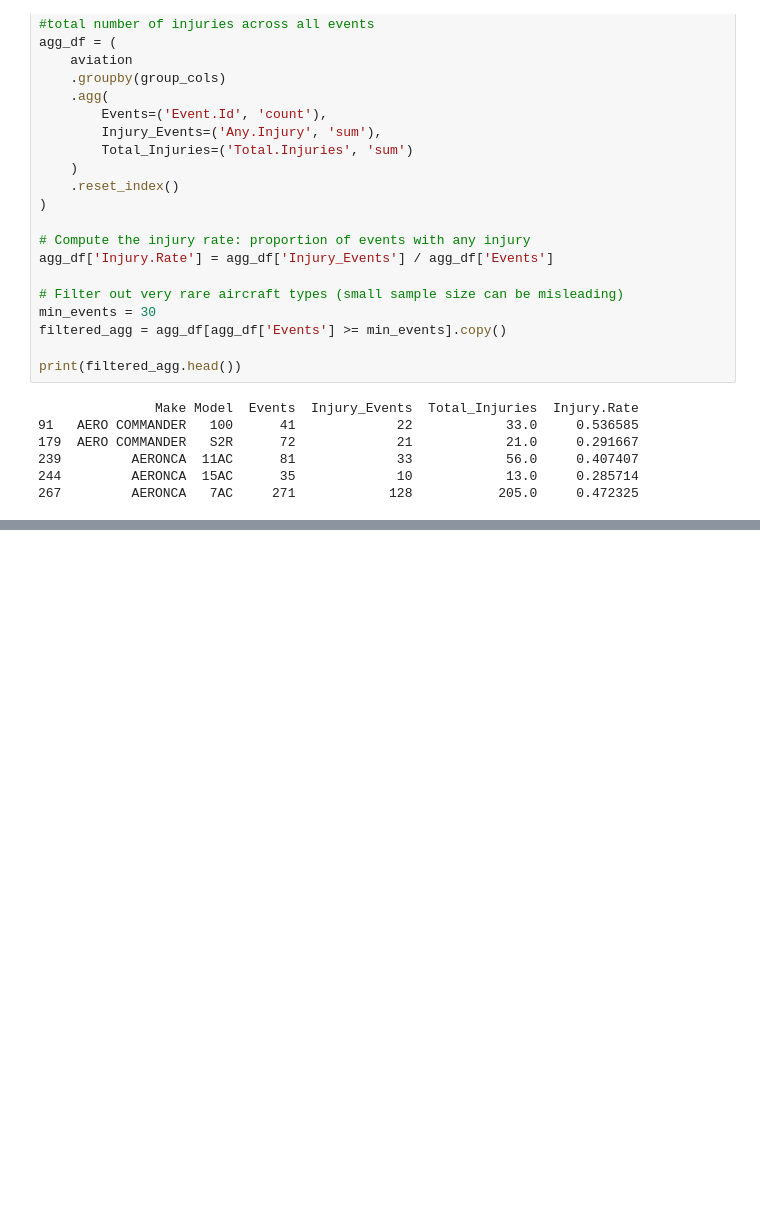
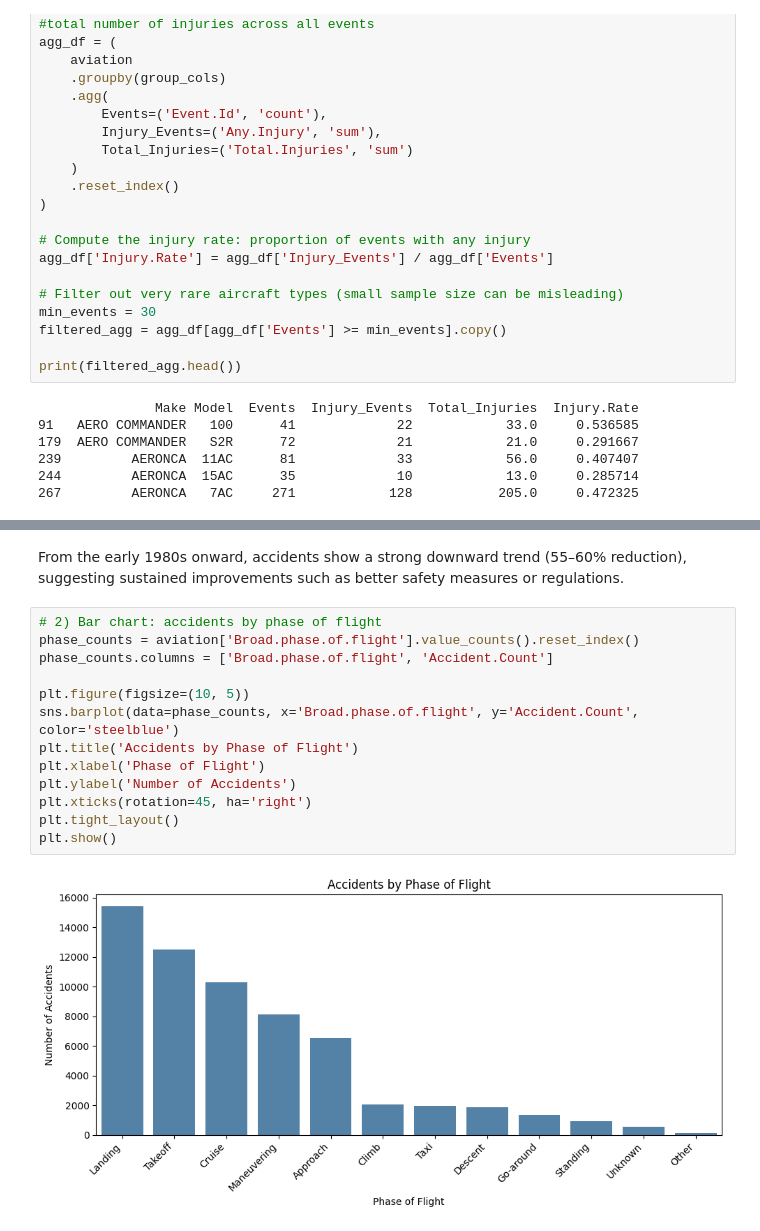
Before and after one commit to TedMwenda/dsc-phase-1-project-v3, a Jupyter notebook: student.ipynb, the cells around one changed output, grey strips where cells are left out. Drawn from its saved outputs; the diff is of its cells as text; blank space fills up the shorter version.

```diff
--- a/student.ipynb
+++ b/student.ipynb
@@ -166,0 +197,17 @@ print(filtered_agg.head())
+# %% [markdown]
+From the early 1980s onward, accidents show a strong downward trend (55–60% reduction), suggesting sustained improvements such as better safety measures or regulations.
+# %%
+# 2) Bar chart: accidents by phase of flight
+phase_counts = aviation['Broad.phase.of.flight'].value_counts().reset_index()
+phase_counts.columns = ['Broad.phase.of.flight', 'Accident.Count']
+
+plt.figure(figsize=(10, 5))
+sns.barplot(data=phase_counts, x='Broad.phase.of.flight', y='Accident.Count', color='steelblue')
+plt.title('Accidents by Phase of Flight')
+plt.xlabel('Phase of Flight')
+plt.ylabel('Number of Accidents')
+plt.xticks(rotation=45, ha='right')
+plt.tight_layout()
+plt.show()
+# %% [output]
+[figure, added]
```
Also changed, not shown: parts of 7 cells of this notebook.
